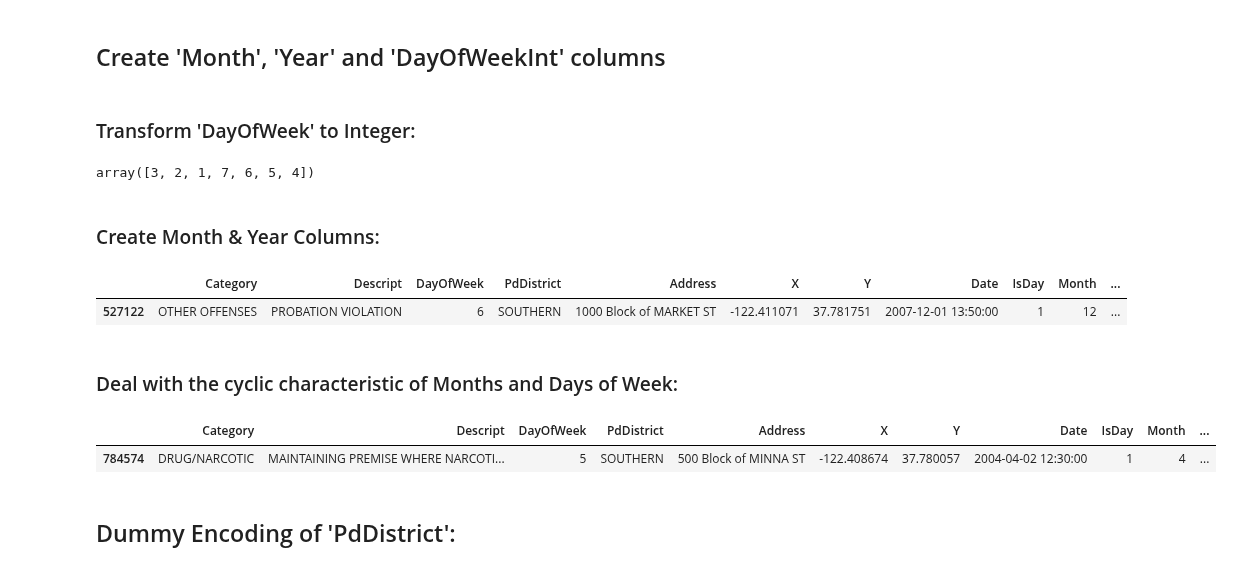
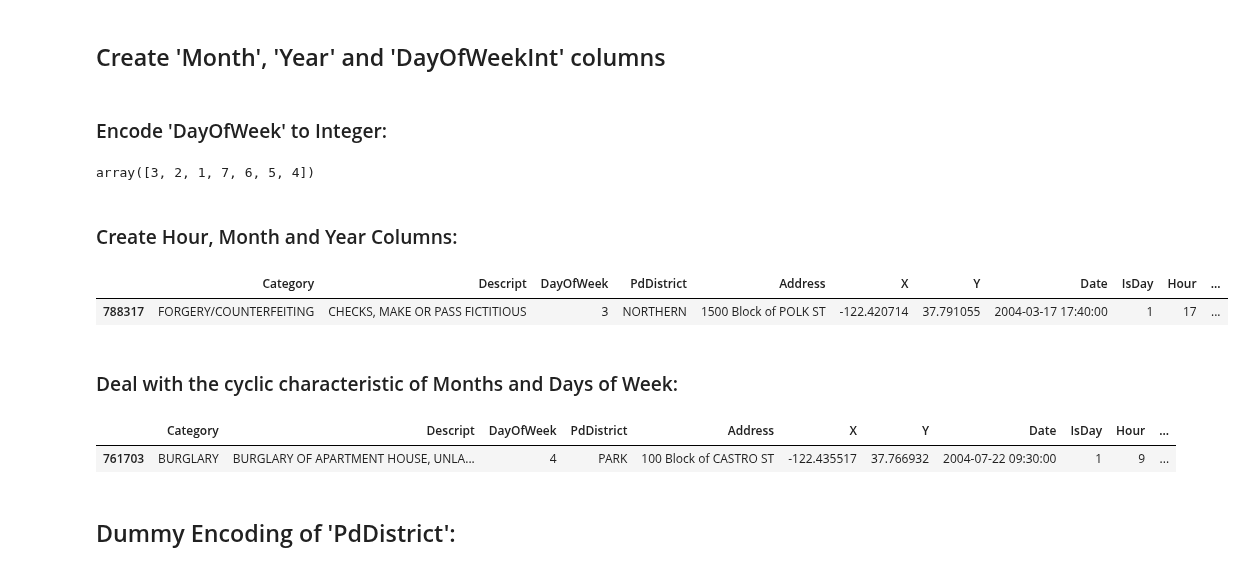
Before and after one commit to hamzael9/san-francisco-crime-classification, a Jupyter notebook: sf-crimes-prediction-with-xgboost-walkthrough.ipynb, the cells around one changed output. Cells and saved outputs as stored; diff of their text form; code cells hidden in the pictures.

```diff
--- a/sf-crimes-2-74-score-feature-engineering-xgboost.ipynb
+++ b/sf-crimes-prediction-with-xgboost-walkthrough.ipynb
@@ -143,7 +143,7 @@ train_df.sample(3)
 # %% [markdown]
 ## Create 'Month', 'Year' and 'DayOfWeekInt' columns
 # %% [markdown]
-### Transform 'DayOfWeek' to Integer:
+### Encode 'DayOfWeek' to Integer:
 # %%
 days_to_int_dic = {
         'Monday': 1,
@@ -161,33 +161,37 @@ train_df.DayOfWeek.unique()
 # %% [output]
 array([3, 2, 1, 7, 6, 5, 4])
 # %% [markdown]
-### Create Month & Year Columns:
+### Create Hour, Month and Year Columns:
 # %%
+train_df['Hour'] = train_df.Date.dt.hour
 train_df['Month'] = train_df.Date.dt.month
 train_df['Year'] = train_df.Date.dt.year
 train_df['Year'] = train_df['Year'] - 2000 # The Algorithm doesn't know the difference. It's just easier to work like that
 
+test_df['Hour'] = test_df.Date.dt.hour
 test_df['Month'] = test_df.Date.dt.month
 test_df['Year'] = test_df.Date.dt.year
 test_df['Year'] = test_df['Year'] - 2000 # The Algorithm doesn't know the difference. It's just easier to work like that
 
 train_df.sample(1)
 # %% [output]
-|  | Category | Descript | DayOfWeek | PdDistrict | Address | X | Y | Date | IsDay | Month | ... |
-| 527122 | OTHER OFFENSES | PROBATION VIOLATION | 6 | SOUTHERN | 1000 Block of MARKET ST | -122.411071 | 37.781751 | 2007-12-01 13:50:00 | 1 | 12 | ... |
+|  | Category | Descript | DayOfWeek | PdDistrict | Address | X | Y | Date | IsDay | Hour | ... |
+| 788317 | FORGERY/COUNTERFEITING | CHECKS, MAKE OR PASS FICTITIOUS | 3 | NORTHERN | 1500 Block of POLK ST | -122.420714 | 37.791055 | 2004-03-17 17:40:00 | 1 | 17 | ... |
 # %% [markdown]
 ### Deal with the cyclic characteristic of Months and Days of Week:
 # %%
+train_df['HourCos'] = np.cos((train_df['Hour']*2*np.pi)/24 )
 train_df['DayOfWeekCos'] = np.cos((train_df['DayOfWeek']*2*np.pi)/7 )
 train_df['MonthCos'] = np.cos((train_df['Month']*2*np.pi)/12 )
 
+test_df['HourCos'] = np.cos((test_df['Hour']*2*np.pi)/24 )
 test_df['DayOfWeekCos'] = np.cos((test_df['DayOfWeek']*2*np.pi)/7 )
 test_df['MonthCos'] = np.cos((test_df['Month']*2*np.pi)/12 )
 
 train_df.sample(1)
 # %% [output]
-|  | Category | Descript | DayOfWeek | PdDistrict | Address | X | Y | Date | IsDay | Month | ... |
-| 784574 | DRUG/NARCOTIC | MAINTAINING PREMISE WHERE NARCOTI... | 5 | SOUTHERN | 500 Block of MINNA ST | -122.408674 | 37.780057 | 2004-04-02 12:30:00 | 1 | 4 | ... |
+|  | Category | Descript | DayOfWeek | PdDistrict | Address | X | Y | Date | IsDay | Hour | ... |
+| 761703 | BURGLARY | BURGLARY OF APARTMENT HOUSE, UNLA... | 4 | PARK | 100 Block of CASTRO ST | -122.435517 | 37.766932 | 2004-07-22 09:30:00 | 1 | 9 | ... |
 # %% [markdown]
 ## Dummy Encoding of 'PdDistrict':
 # %%
```
Also changed, not shown: parts of 19 cells of this notebook, 1 other file.
